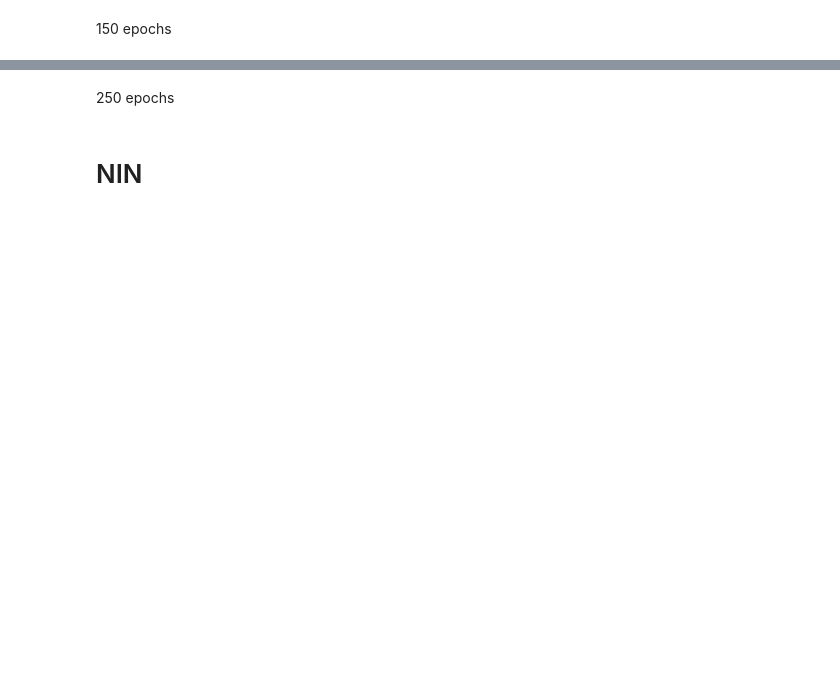
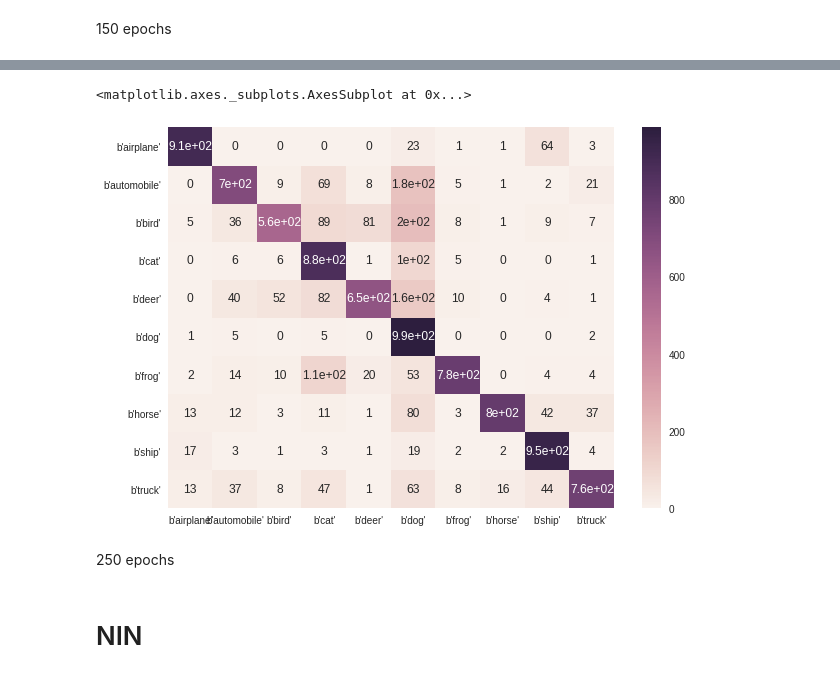
Before and after one commit to wxya2017/GR5242-CIFAR10, a Jupyter notebook: keras_model_new.ipynb, the cells around one changed output, grey strips where cells are left out. Drawn from its saved outputs; the diff is of its cells as text; code cells hidden in the pictures; blank space fills up the shorter version.

```diff
--- a/keras_model_new.ipynb
+++ b/keras_model_new.ipynb
@@ -294,5 +299,5 @@ Epoch 63/250
 # %%
-def build_model_decay(num_classes = 10, baseMapNum = 32, weight_decay = 1e-4):
+def build_model_batchnorm(num_classes = 10, baseMapNum = 32, weight_decay = 1e-4):
     '''build weight decay model'''
     model_decay = Sequential()
     model_decay.add(Conv2D(baseMapNum, (3,3), name='conv1', padding='same', kernel_regularizer=regularizers.l2(weight_decay), input_shape=train_x.shape[1:]))
@@ -311,7 +316,7 @@ def build_model_decay(num_classes = 10, baseMapNum = 32, weight_decay = 1e-4):
     model_decay.add(Activation('relu', name='relu4'))
     model_decay.add(BatchNormalization(name='batchn4'))
     model_decay.add(MaxPooling2D(pool_size=(2,2), name='maxp2'))
-    model_decay.add(Dropout(0.3, name='drop1'))
+    model_decay.add(Dropout(0.3, name='drop2'))
 
     model_decay.add(Conv2D(4*baseMapNum, (3,3), name='conv5', padding='same', kernel_regularizer=regularizers.l2(weight_decay)))
     model_decay.add(Activation('relu', name='relu5'))
@@ -320,10 +325,10 @@ def build_model_decay(num_classes = 10, baseMapNum = 32, weight_decay = 1e-4):
     model_decay.add(Activation('relu', name='relu6'))
     model_decay.add(BatchNormalization(name='batchn6'))
     model_decay.add(MaxPooling2D(pool_size=(2,2), name='maxp3'))
-    model_decay.add(Dropout(0.4, name='drop1'))
+    model_decay.add(Dropout(0.4, name='drop3'))
 
-    model_decay.add(Flatten())
-    model_decay.add(Dense(num_classes, activation='softmax'))
+    model_decay.add(Flatten(name='flat1'))
+    model_decay.add(Dense(num_classes, activation='softmax', name='dense1'))
 
     opt_rms = keras.optimizers.rmsprop(lr=0.001,decay=1e-6)
     model_decay.compile(loss='categorical_crossentropy', optimizer=opt_rms, metrics=['accuracy'])
@@ -334,0 +337,3 @@ print(model_decay.summary())
+# %%
+model_batchnorm = build_model_batchnorm()
+print(model_batchnorm.summary())
@@ -335,7 +358,7 @@ print(model_decay.summary())
 # %% [markdown]
 150 epochs
 # %%
-tbCallBack =TrainValTensorBoard(log_dir='logs_keras_new/model_weight_decay_ep150',write_graph=True)
+tbCallBack =TrainValTensorBoard(log_dir='logs_keras_new/model_batchnorm_ep150',write_graph=True)
 datagen.fit(train_x)
 
 #training
@@ -345,13 +368,13 @@ batch_size = 128
 epochs=150
 iterations = int(train_x.shape[0]/128)
 steps_per_epoch=iterations
-fit_history_decay150 = model_decay.fit_generator(datagen.flow(train_x, train_y, batch_size=batch_size),
+fit_history_batchnorm150 = model_batchnorm.fit_generator(datagen.flow(train_x, train_y, batch_size=batch_size),
                                          steps_per_epoch=iterations,
                                          epochs=epochs,
                                          verbose=1,
                                          validation_data=(valid_x,valid_y),
                                          callbacks=[tbCallBack])
-model_decay.save('model/model_weight_decay_ep150.h5')
+model_batchnorm.save('model/model_batchnorm_ep150.h5')
 
 end = time.time()
 print("Model took %0.2f seconds to train"%(end - start))
@@ -369,11 +392,14 @@ Test result: 75.850 loss: 0.841
 # %%
-y_prob = model_decay_test.predict(test_x)
+y_prob = model_batchnorm.predict(test_x)
 y_pred = y_prob.argmax(axis=-1)
 y_true = np.where(test_y == 1)[1]
 cm = confusion_matrix(y_true, y_pred, labels = range(10))
 df_cm = pd.DataFrame(cm, index = [i for i in labels],
                      columns = [i for i in labels])
 plt.figure(figsize = (10,7))
 sn.heatmap(df_cm, annot=True)
+# %% [output]
+<matplotlib.axes._subplots.AxesSubplot at 0x...>
+[figure, added]
 # %% [markdown]
 250 epochs
```
Also changed, not shown: parts of 15 cells of this notebook.
